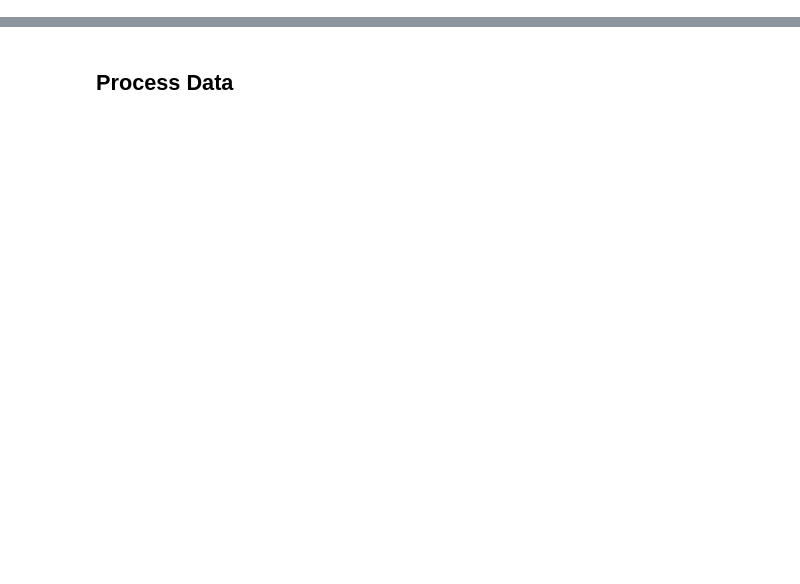
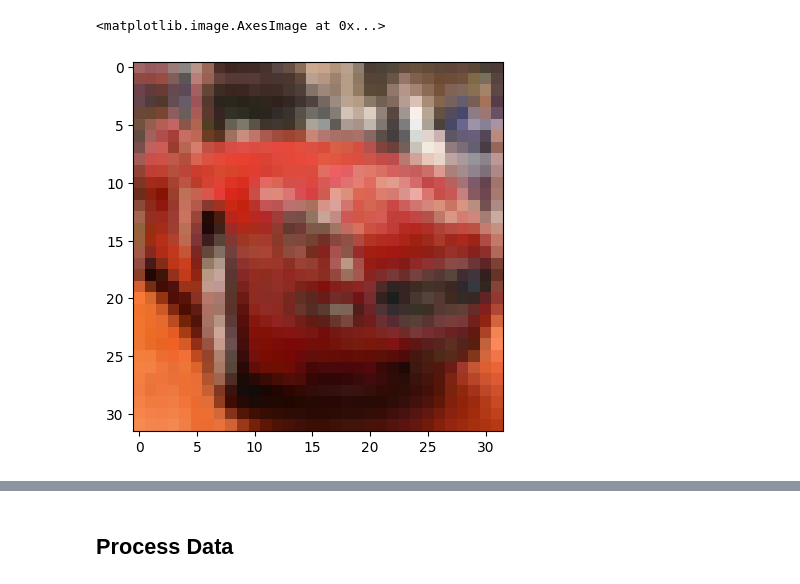
Before and after one commit to gc2321/3235-Machine-Learning, a Jupyter notebook: XTRA_NEURO_NET_EXERCISES/2_cnn_classification_CIFAR_10.ipynb, the cells around one changed output, grey strips where cells are left out. Saved outputs shown, nothing was run; the diff lists cells and outputs as text; code cells hidden in the pictures; blank space fills up the shorter version.

```diff
--- a/XTRA_NEURO_NET_EXERCISES/2_cnn_classification_CIFAR_10.ipynb
+++ b/XTRA_NEURO_NET_EXERCISES/2_cnn_classification_CIFAR_10.ipynb
@@ -22,3 +41,8 @@ x_train.shape
+# %%
+plt.imshow(x_train[5])
+# %% [output]
+<matplotlib.image.AxesImage at 0x...>
+[figure, added]
 # %%
 y_train
 # %% [output]
```
Also changed, not shown: parts of 40 cells of this notebook.
